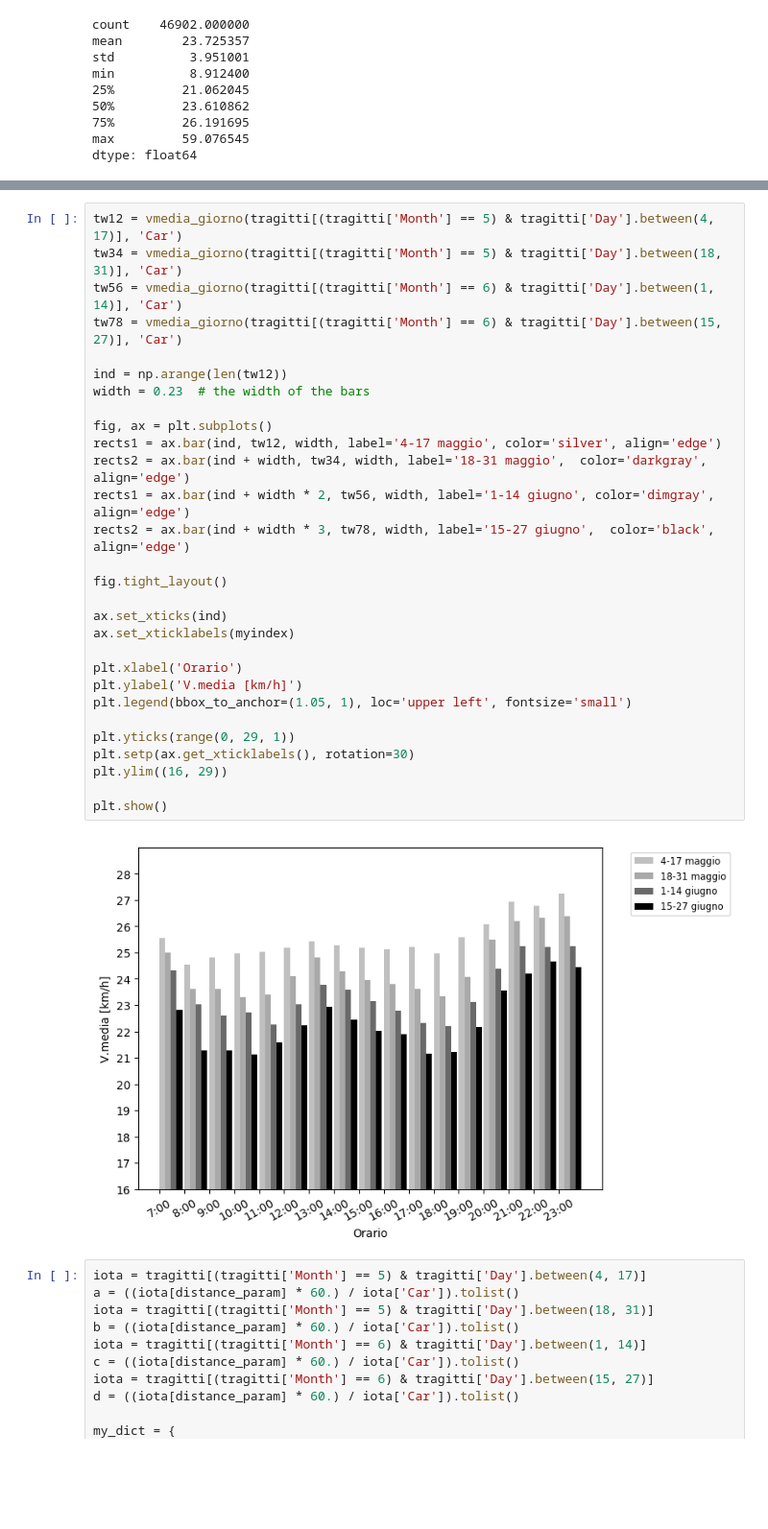
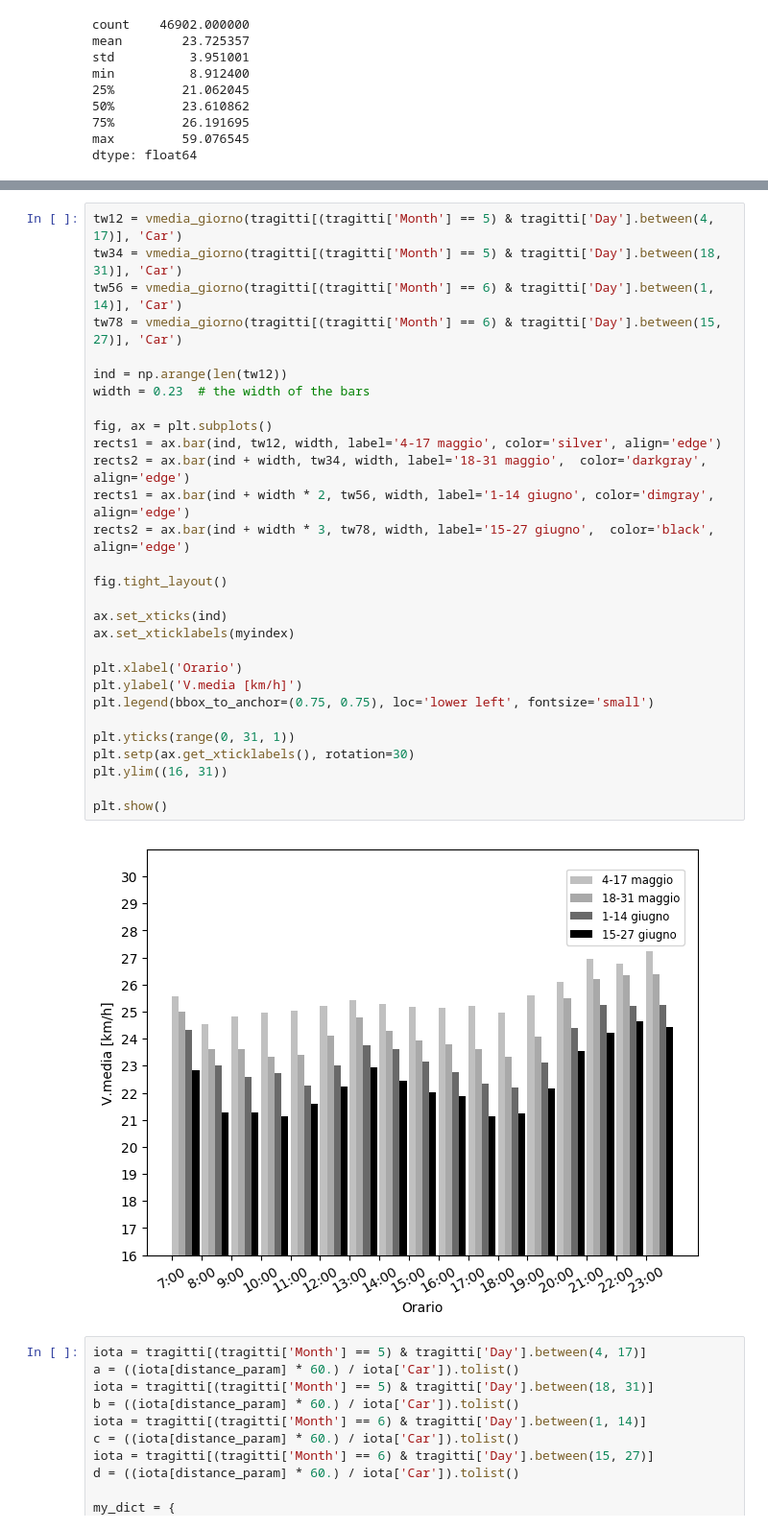
Before and after one commit to mmastrapasqua7/kowalskianalysis, a Jupyter notebook: jupyter/2_VariazioneVelocitaMediaOraria.ipynb, the cells around one changed output, grey strips where cells are left out. Shown at 96% size. Saved outputs shown, nothing was run; the diff lists cells and outputs as text; blank space fills up the shorter version.

```diff
--- a/jupyter/2_VariazioneVelocitaMediaOraria.ipynb
+++ b/jupyter/2_VariazioneVelocitaMediaOraria.ipynb
@@ -206,34 +186,34 @@ tw_std, twe_std
 # %%
 tw12 = vmedia_giorno(tragitti[(tragitti['Month'] == 5) & tragitti['Day'].between(4, 17)], 'Car')
 tw34 = vmedia_giorno(tragitti[(tragitti['Month'] == 5) & tragitti['Day'].between(18, 31)], 'Car')
 tw56 = vmedia_giorno(tragitti[(tragitti['Month'] == 6) & tragitti['Day'].between(1, 14)], 'Car')
 tw78 = vmedia_giorno(tragitti[(tragitti['Month'] == 6) & tragitti['Day'].between(15, 27)], 'Car')
 
 ind = np.arange(len(tw12))
 width = 0.23  # the width of the bars
 
 fig, ax = plt.subplots()
 rects1 = ax.bar(ind, tw12, width, label='4-17 maggio', color='silver', align='edge')
 rects2 = ax.bar(ind + width, tw34, width, label='18-31 maggio',  color='darkgray', align='edge')
 rects1 = ax.bar(ind + width * 2, tw56, width, label='1-14 giugno', color='dimgray', align='edge')
 rects2 = ax.bar(ind + width * 3, tw78, width, label='15-27 giugno',  color='black', align='edge')
 
 fig.tight_layout()
 
 ax.set_xticks(ind)
 ax.set_xticklabels(myindex)
 
 plt.xlabel('Orario')
 plt.ylabel('V.media [km/h]')
-plt.legend(bbox_to_anchor=(1.05, 1), loc='upper left', fontsize='small')
+plt.legend(bbox_to_anchor=(0.75, 0.75), loc='lower left', fontsize='small')
 
-plt.yticks(range(0, 29, 1))
+plt.yticks(range(0, 31, 1))
 plt.setp(ax.get_xticklabels(), rotation=30)
-plt.ylim((16, 29))
+plt.ylim((16, 31))
 
 plt.show()
 # %% [output]
-[figure, old version]
+[figure, new version]
 # %%
 iota = tragitti[(tragitti['Month'] == 5) & tragitti['Day'].between(4, 17)]
 a = ((iota[distance_param] * 60.) / iota['Car']).tolist()
```
Also changed, not shown: parts of 11 cells of this notebook, 17 other files.
